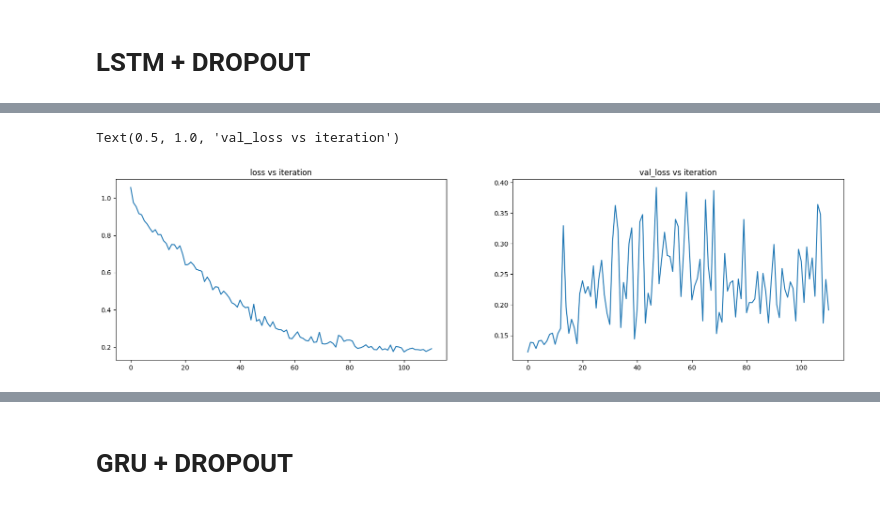
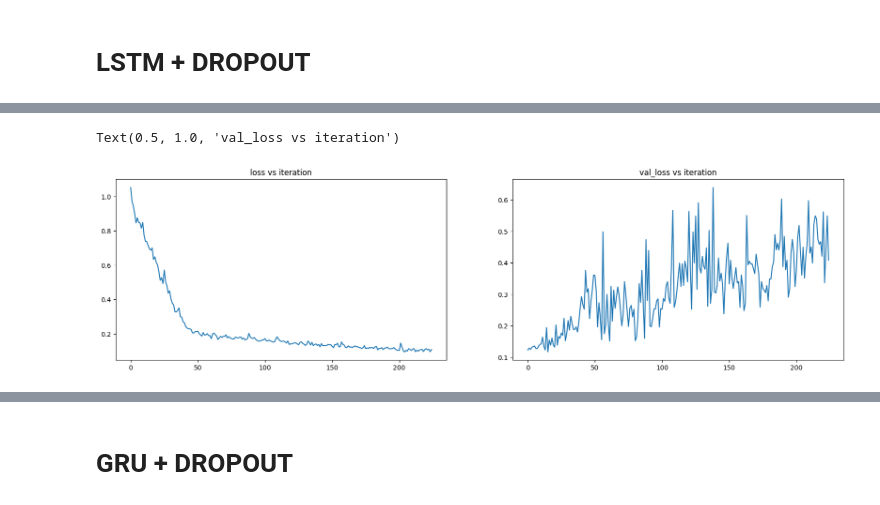
Before and after one commit to Konnits/Laboratorio-de-modelacion-II, a Jupyter notebook: main-v2.ipynb, the cells around one changed output, grey strips where cells are left out. Saved outputs shown, nothing was run; the diff lists cells and outputs as text; code cells hidden in the pictures.

```diff
--- a/main-v2.ipynb
+++ b/main-v2.ipynb
@@ -223,16 +217,16 @@ LOSS = list()
 
 sizes = [8, 16, 32, 64, 128]
 
-for i in range(2):
+for i in range(10):
     print(f"iteration actual: {i+1}\n")
 
-    model = lstm_dropout_model(64)#sizes[i % len(sizes)])
+    model = lstm_dropout_model(sizes[i % len(sizes)])
     hist = model.fit(
                     X_train, y_train,
                     epochs = 1000,
                     validation_data = (X_test,y_test),
                     batch_size = 32,
-                    callbacks = [tf.keras.callbacks.EarlyStopping("loss", patience = 10, restore_best_weights = True)])
+                    callbacks = [tf.keras.callbacks.EarlyStopping("loss", patience = 20, restore_best_weights = True)])
 
     loss = model.evaluate(X_train, y_train, verbose = 0)
     val_loss = model.evaluate(X_test,y_test, verbose = 0)
@@ -247,8 +241,8 @@ for i in range(2):
 
     clear_output(wait=True)
 
-    print(f"BEST LOSS: {best_loss}")
-    print(f"Iteration {i+1} - Loss: {loss} \n")
+    print(f"BEST LOSS: {best_loss}\n BEST VAL LOSS : {best_val_loss}")
+    print(f"Iteration {i+1} - Loss: {loss}\n val loss: {val_loss} \n")
 
     fig, (p1,p2) = plt.subplots(1,2, figsize = (20,5) )
     p1.plot(hist.history["loss"])
@@ -263,7 +257,7 @@ for i in range(2):
 
 clear_output(wait=True)
 
-print(f"BEST LOSS: {best_loss}")
+print(f"BEST LOSS: {best_loss}\n BEST VAL LOSS : {best_val_loss}")
 
 f,(ax1,ax2) = plt.subplots(1,2,figsize  = (20,5))
 ax1.plot(best_hist.history["loss"]);
@@ -275,5 +270,5 @@ BEST LOSS: 0.1659550964832306
 Text(0.5, 1.0, 'val_loss vs iteration')
-[figure, old version]
+[figure, new version]
 # %%
 dd = pd.DataFrame({"loss" : LOSS, "val_loss" : VAL_LOSS}).sort_values(by = 'loss')
 dd.index.name = "iter"
```
Also changed, not shown: parts of 35 cells of this notebook.
